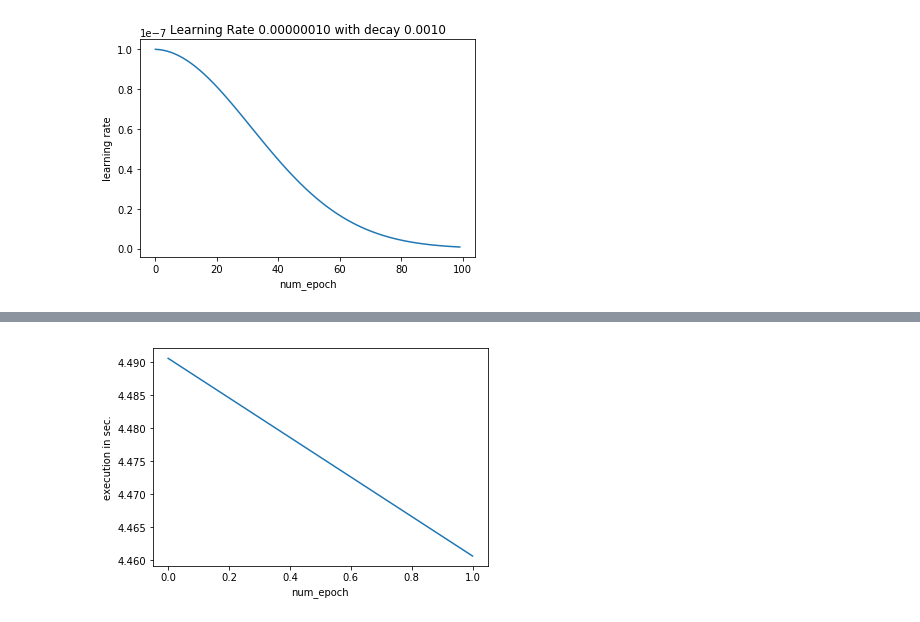
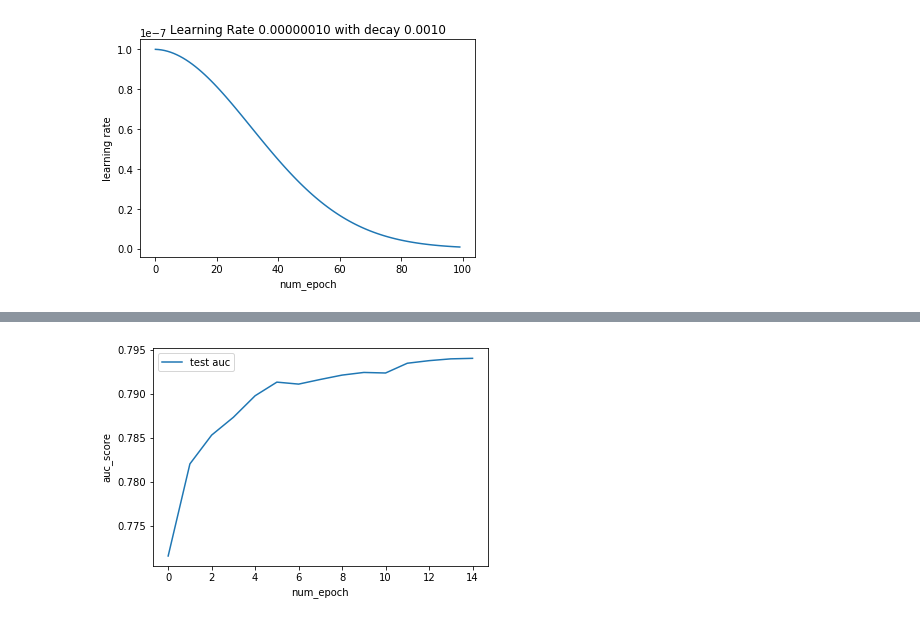
Before and after one commit to timwee/ml_playground, a Jupyter notebook: recs/learning_to_rank/WARP_scratch_impl.ipynb, the cells around one changed output, grey strips where cells are left out. Saved outputs shown, nothing was run; the diff lists cells and outputs as text; code cells hidden in the pictures.

Commit message:
warp impl

```diff
--- a/recs/learning_to_rank/WARP_scratch_impl.ipynb
+++ b/recs/learning_to_rank/WARP_scratch_impl.ipynb
@@ -52,7 +51,7 @@ def load_data_from_f(fpath):
         return np.array(users), np.array(items), np.array(ratings), max_user, max_item
 
 
-def train_and_test_data(data_dir, train_fname="ub.base", test_fname="ub.test", dtype=np.float32):
+def train_and_test_data(data_dir, train_fname="ua.base", test_fname="ua.test", dtype=np.float32):
     trn_u, trn_i, trn_r, max_trn_u, max_trn_i = load_data_from_f(os.path.join(data_dir, train_fname))
     tst_u, tst_i, tst_r, max_tst_u, max_tst_i = load_data_from_f(os.path.join(data_dir, test_fname))
     num_rows = max(max_trn_u, max_tst_u) + 1
@@ -324,0 +87,19 @@ iteration 0 took 4.490595 seconds, auc_test 0.4536, auc_train 0.4987, p@ 5 test
+# %%
+from lightfm.evaluation import auc_score, precision_at_k, recall_at_k
+
+durations = []
+tst_warp_auc = []
+tst_warp_prec5 = []
+
+model = WARPNaive(lr=1e-5, item_reg=0.2, user_reg=0.2)
+num_epochs = 15
+for epoch in range(num_epochs):
+    start = time.time()
+    model.fit(train, reset=False)
+    duration = time.time() - start
+    durations.append(duration)
+    tst_auc = auc_score(model, test, train_interactions=train).mean()
+    tst_prec5 = precision_at_k(model, test, train_interactions=train, k=5).mean()
+    tst_warp_auc.append(tst_auc)
+    tst_warp_prec5.append(tst_prec5)
+    print("warp iteration %d took %.4f, auc: %.4f, p@5: %.4f" % (epoch, duration, tst_auc, tst_prec5))
@@ -325,8 +123,10 @@ iteration 0 took 4.490595 seconds, auc_test 0.4536, auc_train 0.4987, p@ 5 test
 # %%
 epoch_x = np.arange(num_epochs)
-plt.plot(epoch_x, durations)
+test_line, = plt.plot(epoch_x, tst_warp_auc, label="auc test")
+#train_line, = plt.plot(epoch_x, auc_scores_train, label="auc train")
+plt.legend([test_line], ["test auc"])
 plt.xlabel("num_epoch")
-plt.ylabel("execution in sec.")
+plt.ylabel("auc_score")
 plt.show()
 # %% [output]
-[figure, old version]
+[figure, new version]
```
Also changed, not shown: parts of 27 cells of this notebook, 1 other file.
